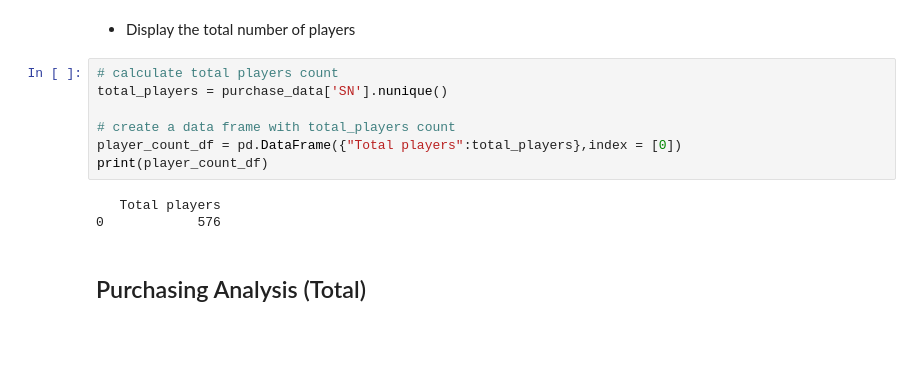
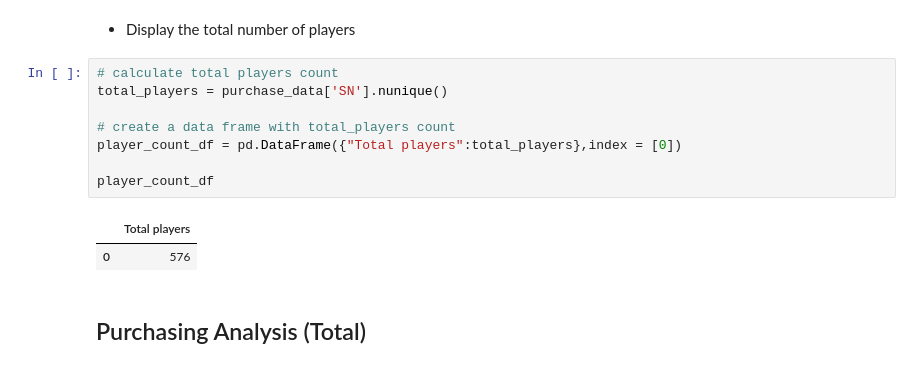
Before and after one commit to CicilyGeorge/pandas-challenge, a Jupyter notebook: HeroesOfPymoli.ipynb, the cells around one changed output. Saved outputs shown, nothing was run; the diff lists cells and outputs as text; blank space fills up the shorter version.

```diff
--- a/HeroesOfPymoli.ipynb
+++ b/HeroesOfPymoli.ipynb
@@ -30,13 +23,14 @@ print(purchase_data.head())
 # %%
 # calculate total players count
 total_players = purchase_data['SN'].nunique()
 
 # create a data frame with total_players count
 player_count_df = pd.DataFrame({"Total players":total_players},index = [0])
-print(player_count_df)
+
+player_count_df
 # %% [output]
-   Total players
-0            576
+|  | Total players |
+| 0 | 576 |
 # %% [markdown]
 ## Purchasing Analysis (Total)
 # %% [markdown]
```
Also changed, not shown: parts of 2 cells of this notebook.
